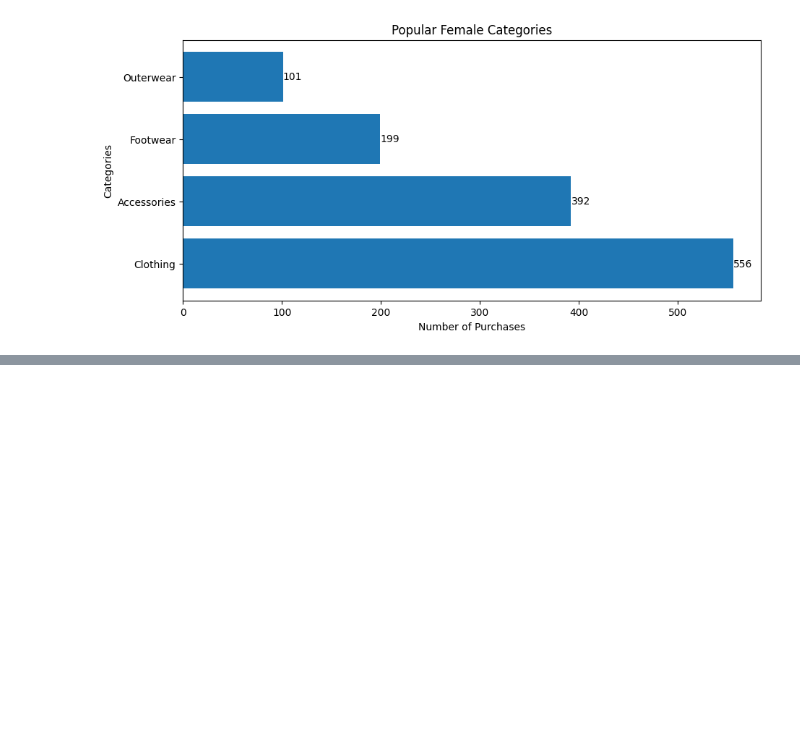
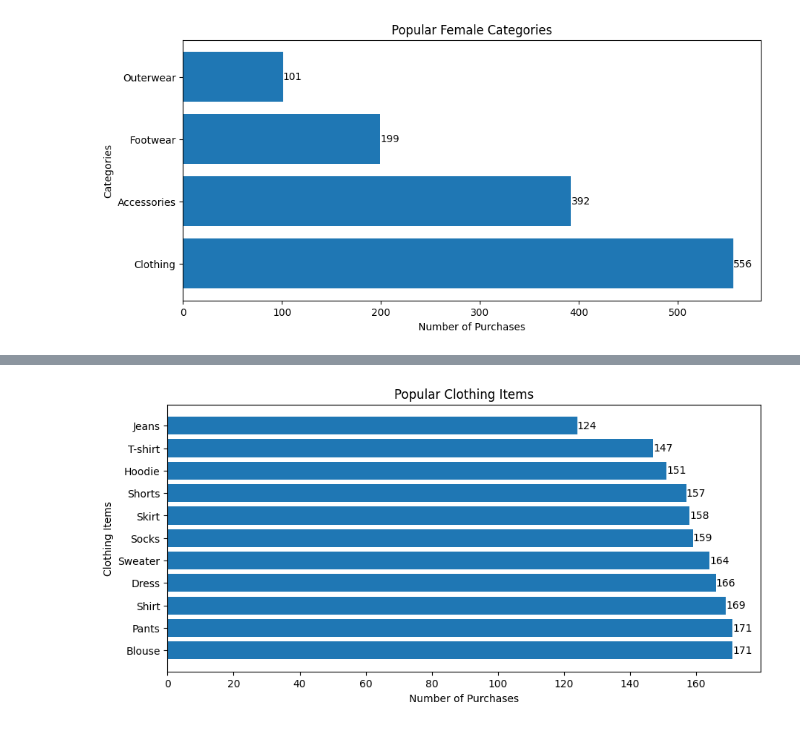
Before and after one commit to nhlokomomhlophe/ConsumerBehaviour, a Jupyter notebook: ConsumerBehaviour.ipynb, the cells around one changed output, grey strips where cells are left out. Saved outputs shown, nothing was run; the diff lists cells and outputs as text; code cells hidden in the pictures; blank space fills up the shorter version.

```diff
--- a/ConsumerBehaviour.ipynb
+++ b/ConsumerBehaviour.ipynb
@@ -97,0 +102,13 @@ plt.show()
+# %%
+clothing_categories = shop_behavior_df[shop_behavior_df['Category'] == 'Clothing']
+popular_clothing_items = clothing_categories['Item Purchased'].value_counts()
+plt.axes((0.5,0.5,1.25,0.75))
+plt.xlabel("Number of Purchases")
+plt.ylabel("Clothing Items")
+plt.title("Popular Clothing Items")
+pop_cloth_items = plt.barh(popular_clothing_items.index,popular_clothing_items.values)
+plt.bar_label(pop_cloth_items)
+
+plt.show()
+# %% [output]
+[figure, added]
```
Also changed, not shown: parts of 2 cells of this notebook.
